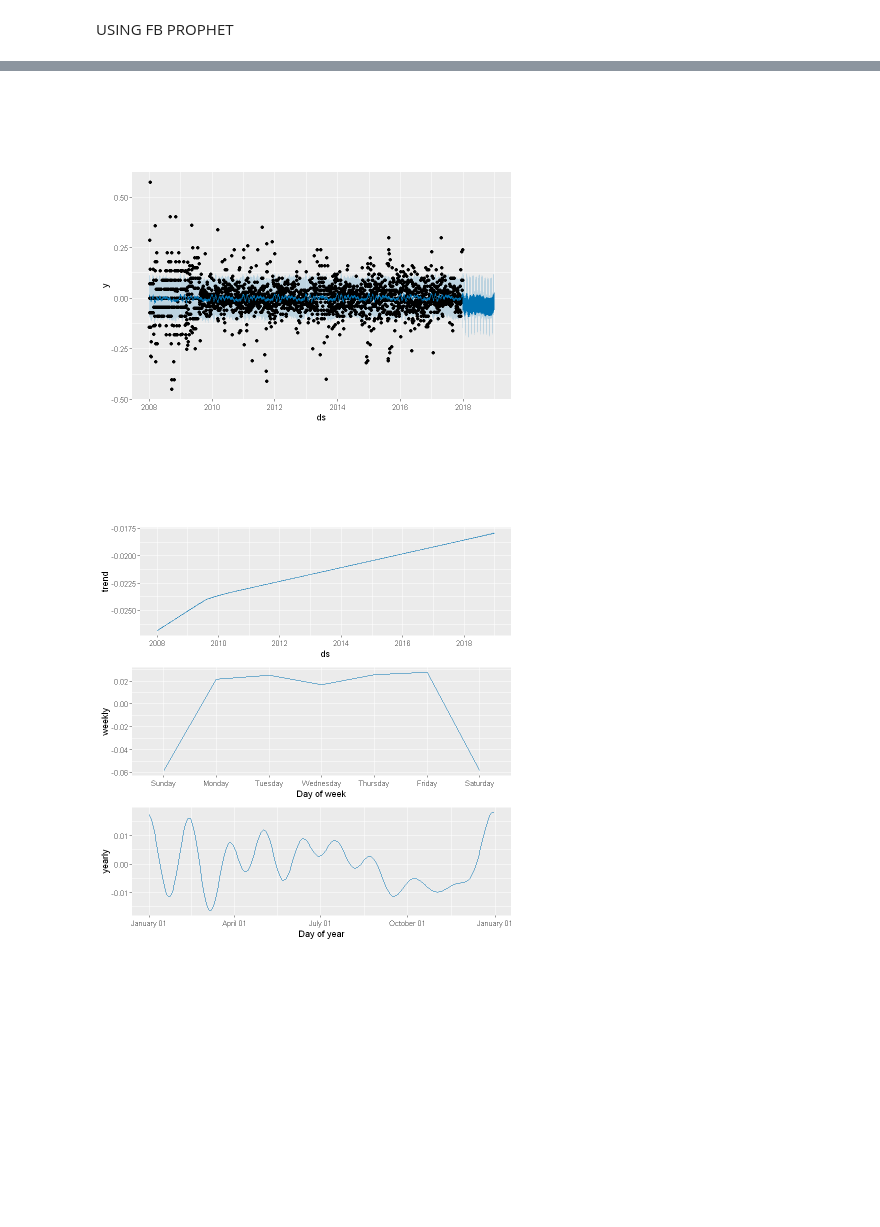
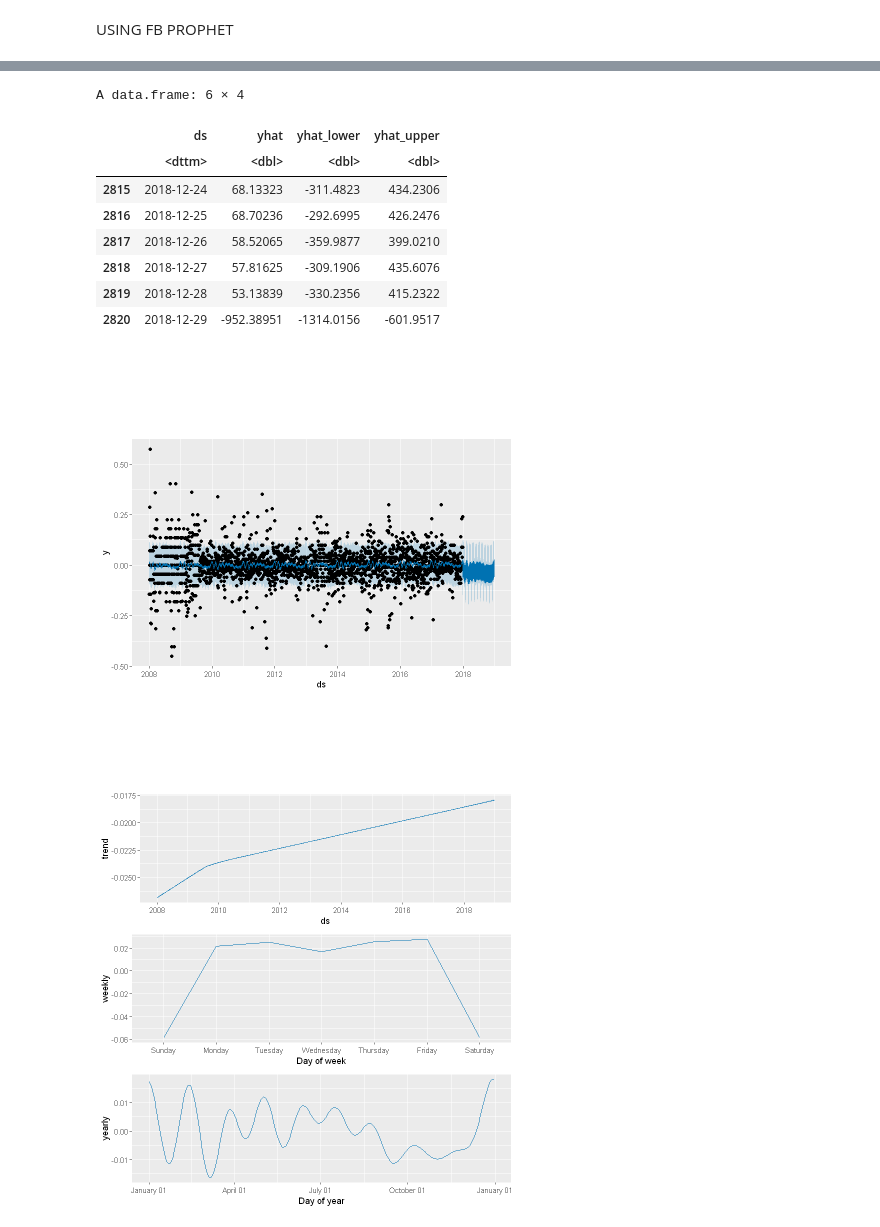
Before and after one commit to naelah/Stock-Time-Forecast-Analysis-in-R, a Jupyter notebook: Stock Time Series Analysis.ipynb, the cells around one changed output, grey strips where cells are left out. Saved outputs shown, nothing was run; the diff lists cells and outputs as text; code cells hidden in the pictures; blank space fills up the shorter version.

```diff
--- a/Stock Time Series Analysis.ipynb
+++ b/Stock Time Series Analysis.ipynb
@@ -64,7 +119,21 @@ A data.frame: 6 × 4
-# %%
-plot(m, forecast)
-# %% [output]
-[figure, removed]
+# %%
+forecast.n <- predict(n, future.annual)
+tail(forecast.n[c('ds', 'yhat', 'yhat_lower', 'yhat_upper')])
+# %% [output]
+A data.frame: 6 × 4
+|  | ds | yhat | yhat_lower | yhat_upper |
+|  | <dttm> | <dbl> | <dbl> | <dbl> |
+| 2815 | 2018-12-24 | 68.13323 | -311.4823 | 434.2306 |
+| 2816 | 2018-12-25 | 68.70236 | -292.6995 | 426.2476 |
+| 2817 | 2018-12-26 | 58.52065 | -359.9877 | 399.0210 |
+| 2818 | 2018-12-27 | 57.81625 | -309.1906 | 435.6076 |
+| 2819 | 2018-12-28 | 53.13839 | -330.2356 | 415.2322 |
+| 2820 | 2018-12-29 | -952.38951 | -1314.0156 | -601.9517 |
+# %%
+#FBprophet time series analysis for Daily return
+plot(m, forecast.m)
+# %% [output]
+[figure, added]
 # %%
 prophet_plot_components(m, forecast)
 # %% [output]
```
Also changed, not shown: parts of 8 cells of this notebook, 3 other files.
